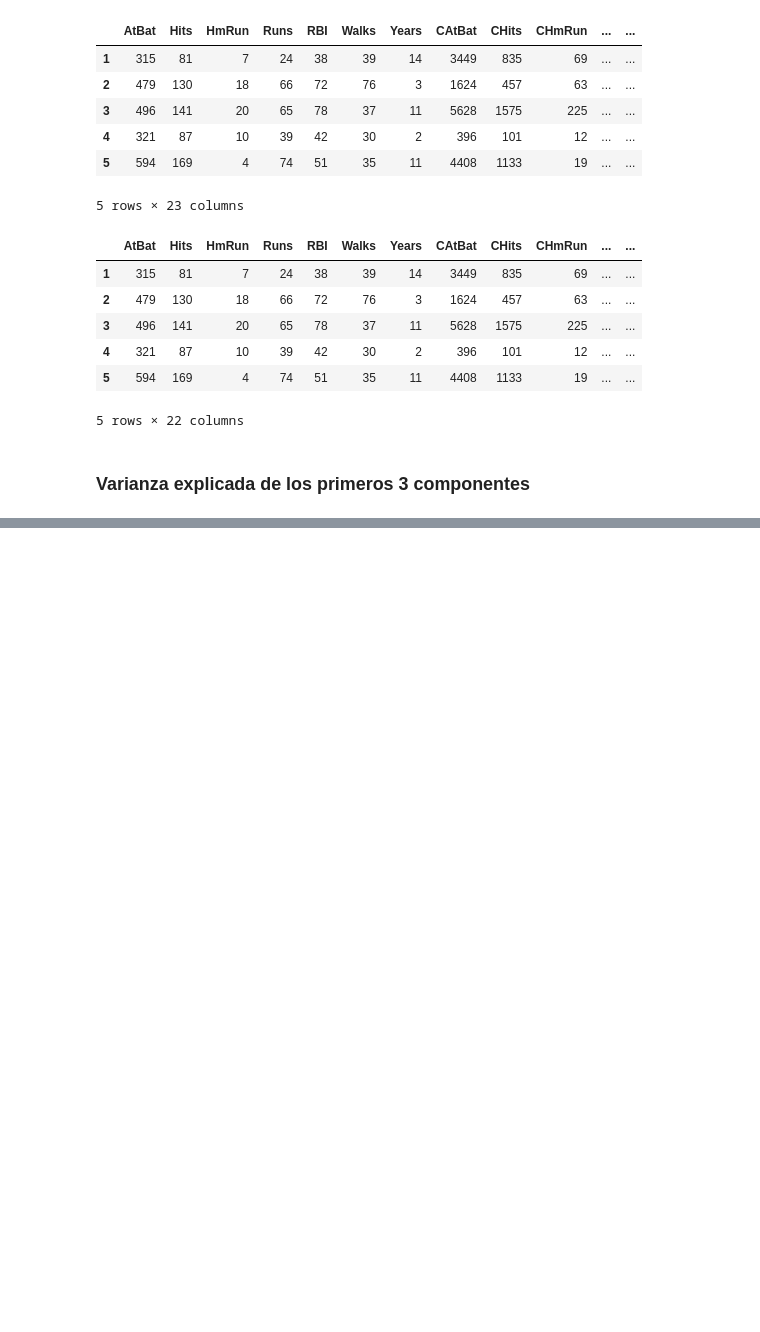
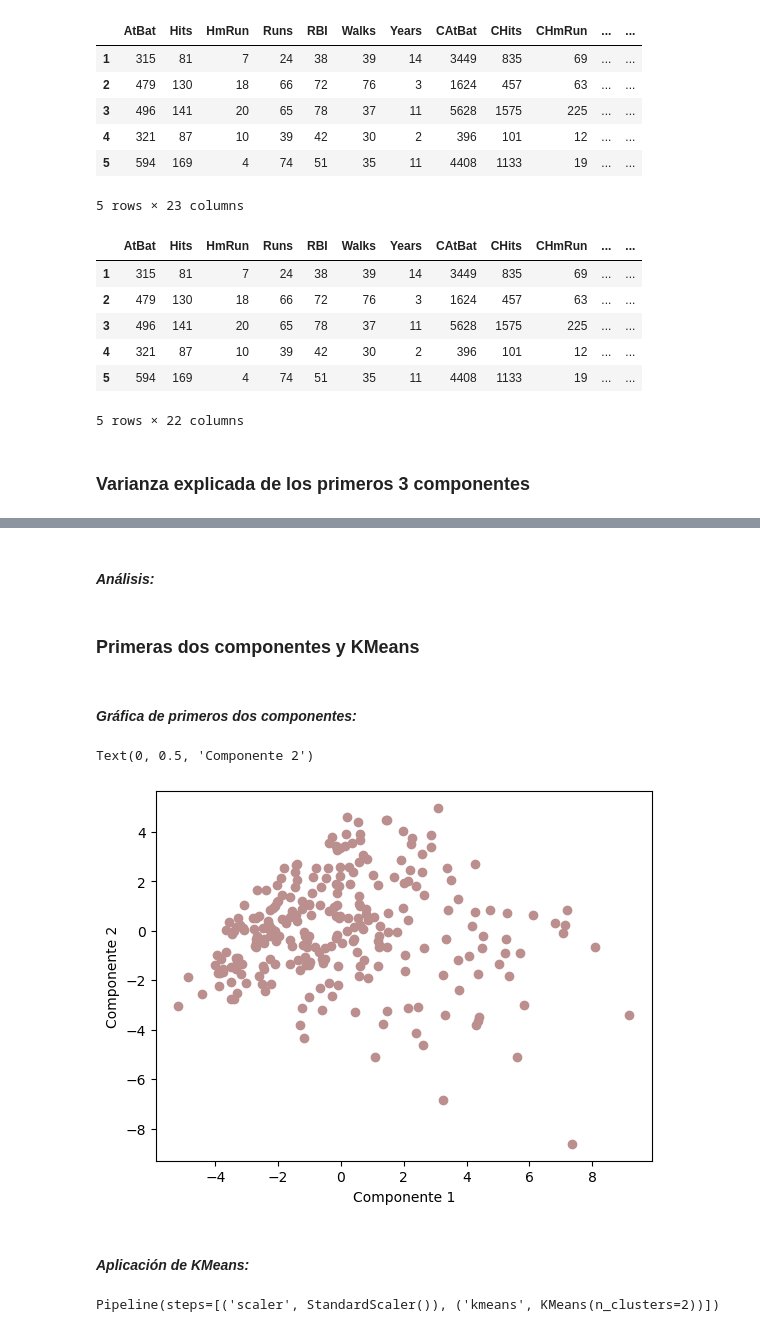
Before and after one commit to arantzaghg/lab_aprendizaje_estadistico, a Jupyter notebook: Tarea PCA- Arantza Gomez Haro Gamboa.ipynb, the cells around one changed output, grey strips where cells are left out. Cells and saved outputs as stored; diff of their text form; code cells hidden in the pictures; blank space fills up the shorter version.

```diff
--- a/Tarea PCA- Arantza Gomez Haro Gamboa.ipynb
+++ b/Tarea PCA- Arantza Gomez Haro Gamboa.ipynb
@@ -58,0 +101,23 @@ X.head()
+# %% [markdown]
+#### *Análisis:*
+# %% [markdown]
+### **Primeras dos componentes y  KMeans**
+# %% [markdown]
+#### *Gráfica de primeros dos componentes:*
+# %%
+plt.scatter(x_components['PC1'], x_components['PC2'], color = "rosybrown")
+plt.xlabel("Componente 1")
+plt.ylabel("Componente 2")
+# %% [output]
+Text(0, 0.5, 'Componente 2')
+[figure, added]
+# %% [markdown]
+#### *Aplicación de KMeans:*
+# %%
+pipeline = Pipeline([
+    ('scaler', StandardScaler()),
+    ('kmeans', KMeans(n_clusters = 2))
+])
+pipeline.fit(X)
+# %% [output]
+Pipeline(steps=[('scaler', StandardScaler()), ('kmeans', KMeans(n_clusters=2))])
```
Also changed, not shown: parts of 12 cells of this notebook.
